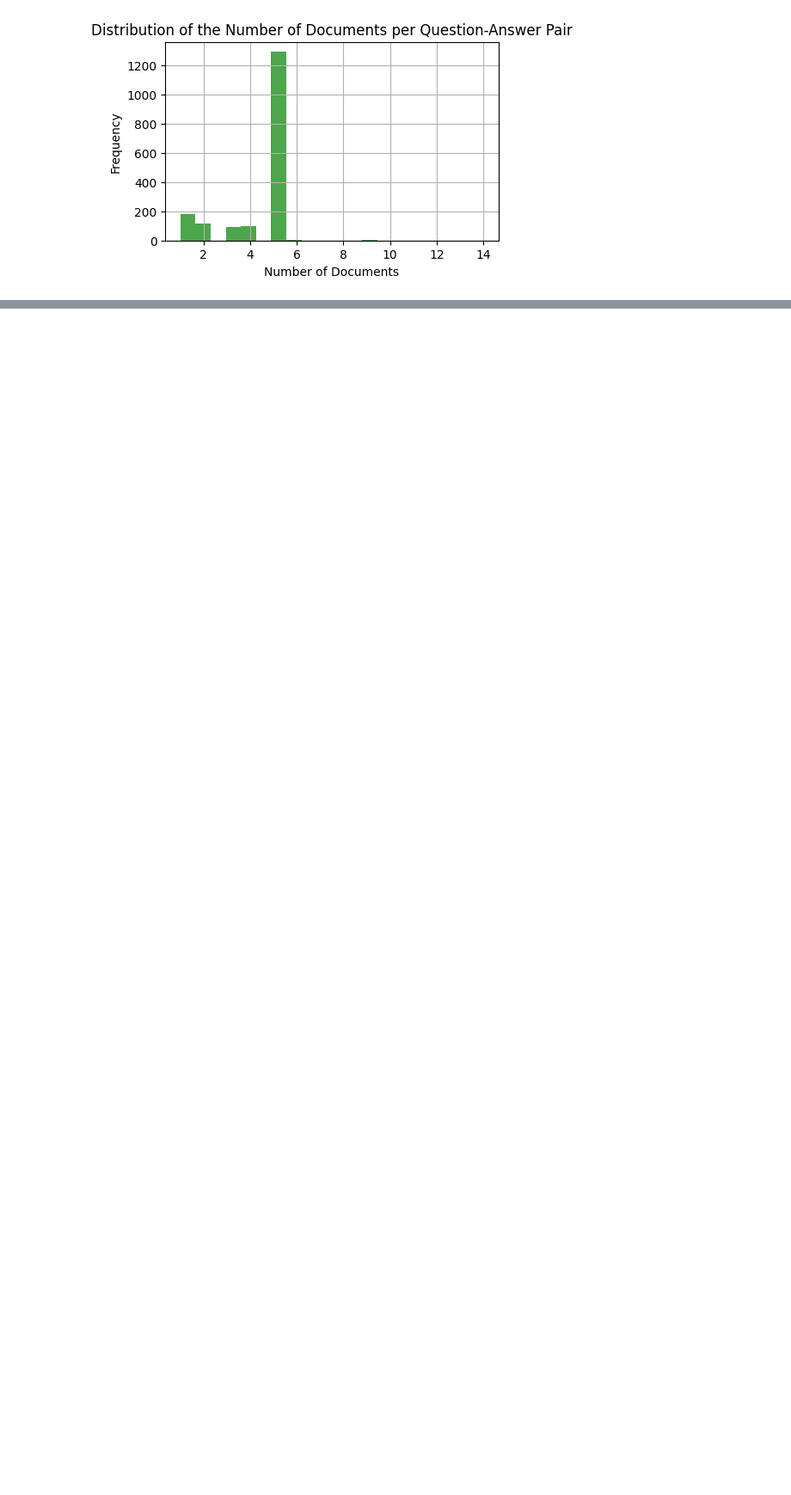
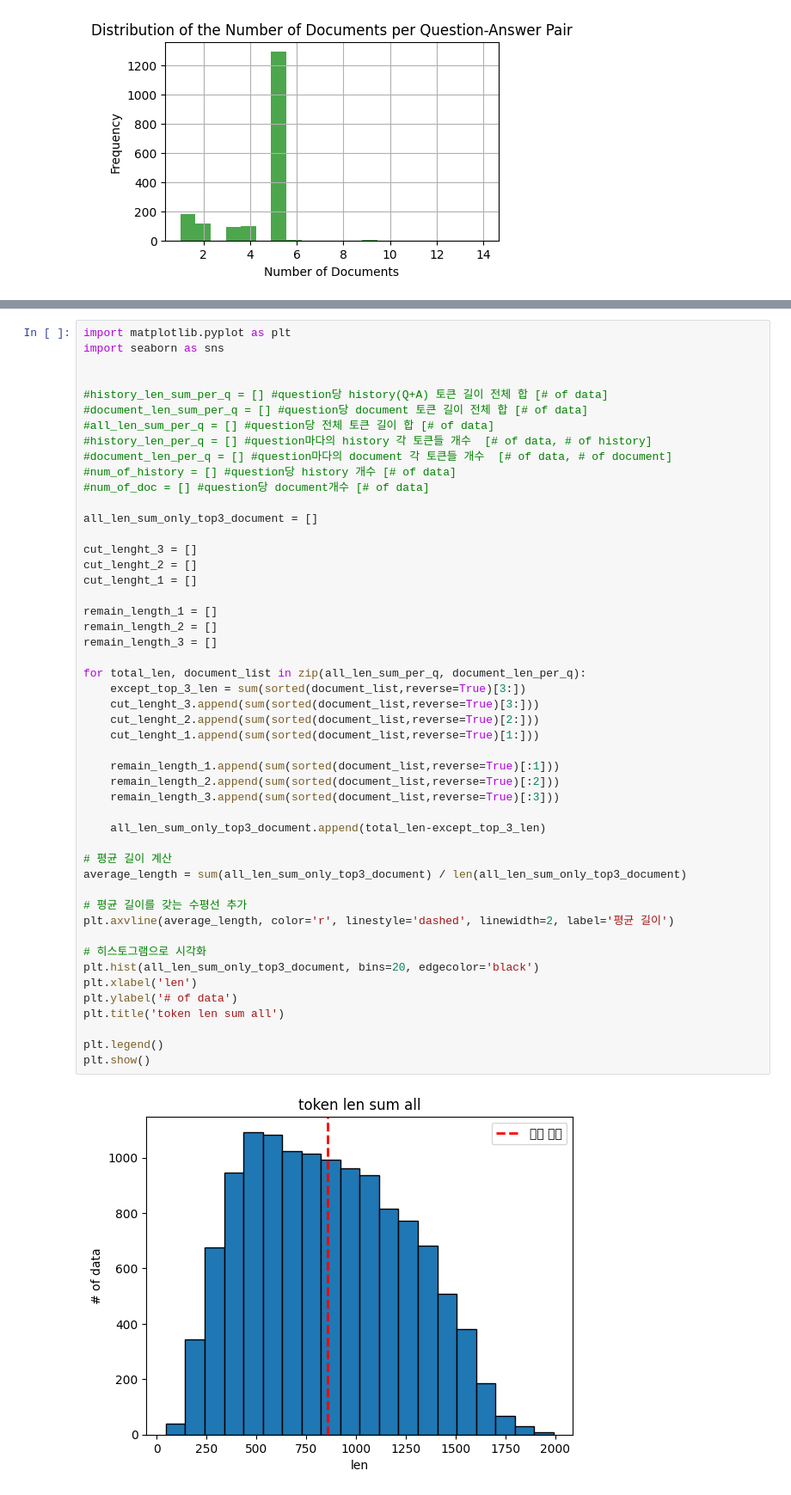
Before and after one commit to naye971012/WSDM_2024cup, a Jupyter notebook: EDA.ipynb, the cells around one changed output, grey strips where cells are left out. Shown at 86% size. Drawn from its saved outputs; the diff is of its cells as text; blank space fills up the shorter version.

```diff
--- a/EDA.ipynb
+++ b/EDA.ipynb
@@ -102,0 +225,51 @@ num_of_document per QA:
+# %%
+import matplotlib.pyplot as plt
+import seaborn as sns
+
+
+#history_len_sum_per_q = [] #question당 history(Q+A) 토큰 길이 전체 합 [# of data]
+#document_len_sum_per_q = [] #question당 document 토큰 길이 전체 합 [# of data]
+#all_len_sum_per_q = [] #question당 전체 토큰 길이 합 [# of data]
+#history_len_per_q = [] #question마다의 history 각 토큰들 개수  [# of data, # of history]
+#document_len_per_q = [] #question마다의 document 각 토큰들 개수  [# of data, # of document]
+#num_of_history = [] #question당 history 개수 [# of data]
+#num_of_doc = [] #question당 document개수 [# of data]
+
+all_len_sum_only_top3_document = []
+
+cut_lenght_3 = []
+cut_lenght_2 = []
+cut_lenght_1 = []
+
+remain_length_1 = []
+remain_length_2 = []
+remain_length_3 = []
+
+for total_len, document_list in zip(all_len_sum_per_q, document_len_per_q):
+    except_top_3_len = sum(sorted(document_list,reverse=True)[3:])
+    cut_lenght_3.append(sum(sorted(document_list,reverse=True)[3:]))
+    cut_lenght_2.append(sum(sorted(document_list,reverse=True)[2:]))
+    cut_lenght_1.append(sum(sorted(document_list,reverse=True)[1:]))
+
+    remain_length_1.append(sum(sorted(document_list,reverse=True)[:1]))
+    remain_length_2.append(sum(sorted(document_list,reverse=True)[:2]))
+    remain_length_3.append(sum(sorted(document_list,reverse=True)[:3]))
+
+    all_len_sum_only_top3_document.append(total_len-except_top_3_len)
+
+# 평균 길이 계산
+average_length = sum(all_len_sum_only_top3_document) / len(all_len_sum_only_top3_document)
+
+# 평균 길이를 갖는 수평선 추가
+plt.axvline(average_length, color='r', linestyle='dashed', linewidth=2, label='평균 길이')
+
+# 히스토그램으로 시각화
+plt.hist(all_len_sum_only_top3_document, bins=20, edgecolor='black')
+plt.xlabel('len')
+plt.ylabel('# of data')
+plt.title('token len sum all')
+
+plt.legend()
+plt.show()
+# %% [output]
+[figure, added]
```
Also changed, not shown: parts of 6 cells of this notebook, 12 other files.
